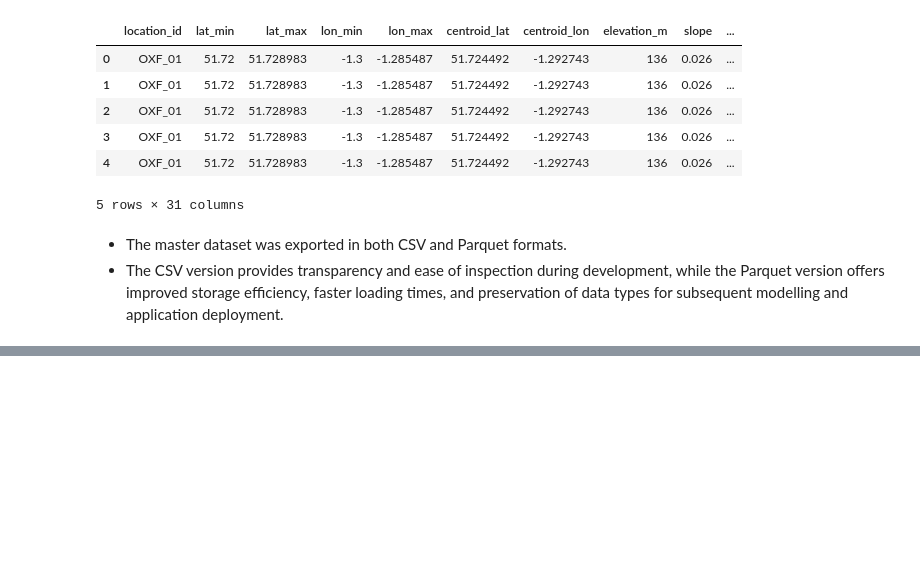
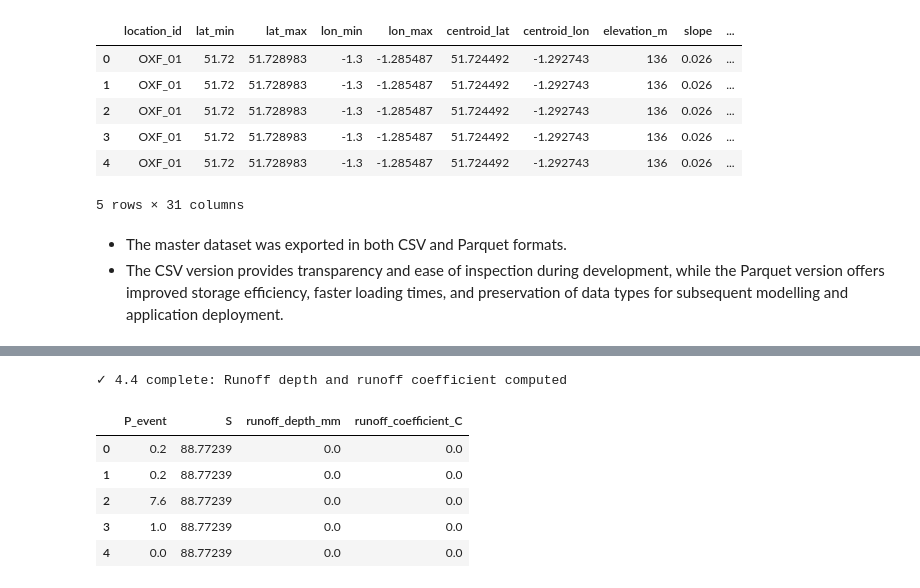
Before and after one commit to femijulius560/sponge-metrics, a Jupyter notebook: jupyter_notebooks/sponge_metrics_notebook.ipynb, the cells around one changed output, grey strips where cells are left out. Cells and saved outputs as stored; diff of their text form; code cells hidden in the pictures; blank space fills up the shorter version.

```diff
--- a/jupyter_notebooks/sponge_metrics_notebook.ipynb
+++ b/jupyter_notebooks/sponge_metrics_notebook.ipynb
@@ -667,0 +889,10 @@ Columns: 31
+# %%
+master["S"] = (
+    25400.0 / master["CN"]
+) - 254.0
+
+assert (master["S"] >= 0).all()           # validate that potential maximum retention (S) is non-negative for all records
+
+print("✓ 4.3 complete: Potential maximum retention (S) computed")
+
+master[["CN", "S"]].head()
@@ -667,0 +947,48 @@ Columns: 31
+# %%
+# Event rainfall depth (mm).
+P = master["P_event"].astype(float)
+
+# Potential maximum retention (mm).
+S = master["S"].astype(float)
+
+# Initial abstraction (mm).
+Ia = 0.2 * S
+
+# SCS-CN runoff depth (mm).
+master["runoff_depth_mm"] = np.where(
+    P > Ia,
+    ((P - Ia) ** 2) / (P + 0.8 * S),
+    0.0,                                        # runoff is zero if event rainfall does not exceed initial abstraction
+)
+
+# Runoff coefficient (dimensionless).
+master["runoff_coefficient_C"] = np.where(
+    P > 0,
+    master["runoff_depth_mm"] / P,
+    0.0,
+)
+
+# Physical validity check.
+assert (
+    (master["runoff_coefficient_C"] >= 0)       # validate that runoff coefficient is non-negative for all records
+    & (master["runoff_coefficient_C"] <= 1)     # validate that runoff coefficient does not exceed 1 for all records
+).all(), "Runoff coefficient must remain between 0 and 1."
+
+print("✓ 4.4 complete: Runoff depth and runoff coefficient computed")
+
+master[
+    [
+        "P_event",
+        "S",
+        "runoff_depth_mm",
+        "runoff_coefficient_C",
+    ]
+].head()
+# %% [output]
+✓ 4.4 complete: Runoff depth and runoff coefficient computed
+|  | P_event | S | runoff_depth_mm | runoff_coefficient_C |
+| 0 | 0.2 | 88.77239 | 0.0 | 0.0 |
+| 1 | 0.2 | 88.77239 | 0.0 | 0.0 |
+| 2 | 7.6 | 88.77239 | 0.0 | 0.0 |
+| 3 | 1.0 | 88.77239 | 0.0 | 0.0 |
+| 4 | 0.0 | 88.77239 | 0.0 | 0.0 |
```
Also changed, not shown: parts of 14 cells of this notebook, 1 other file.
